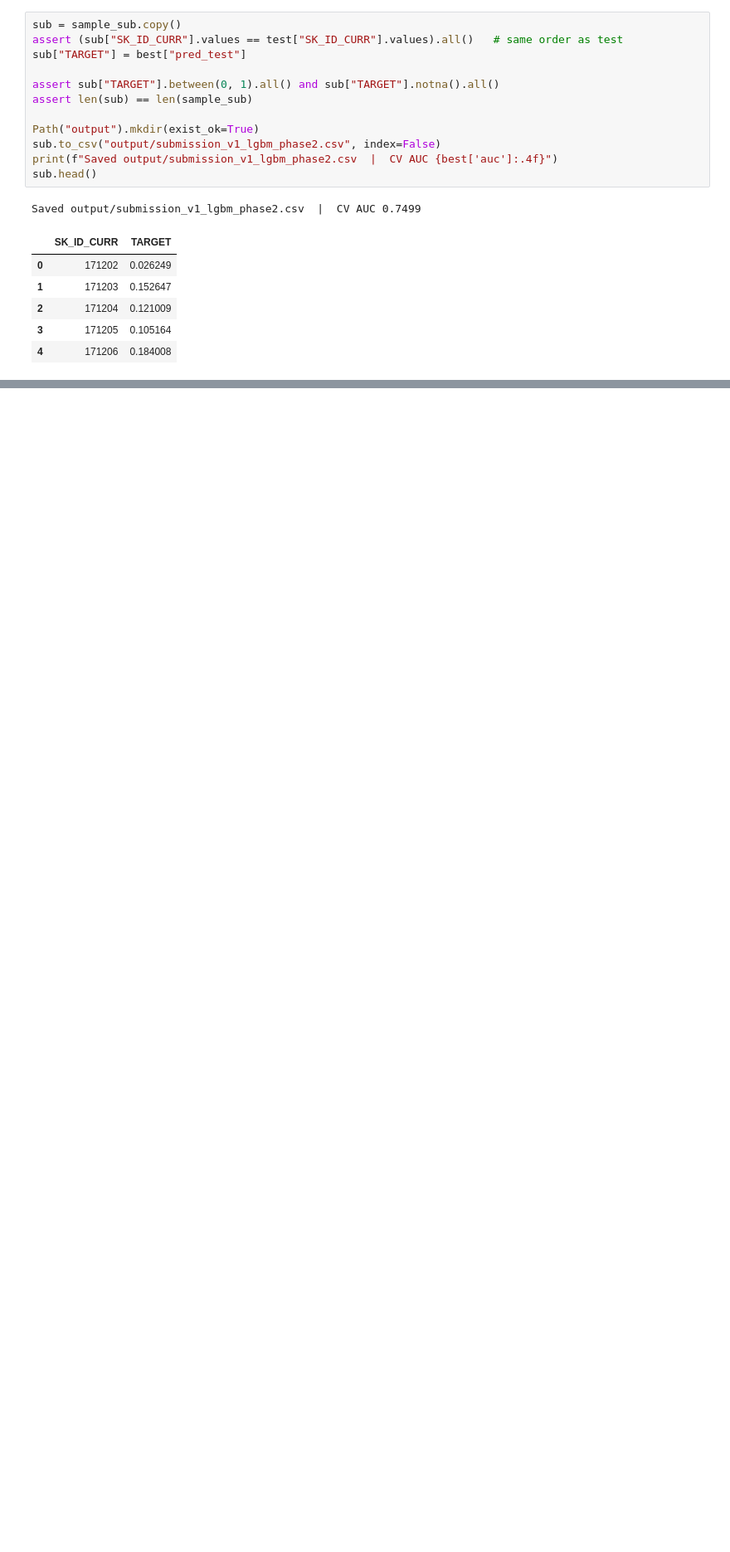
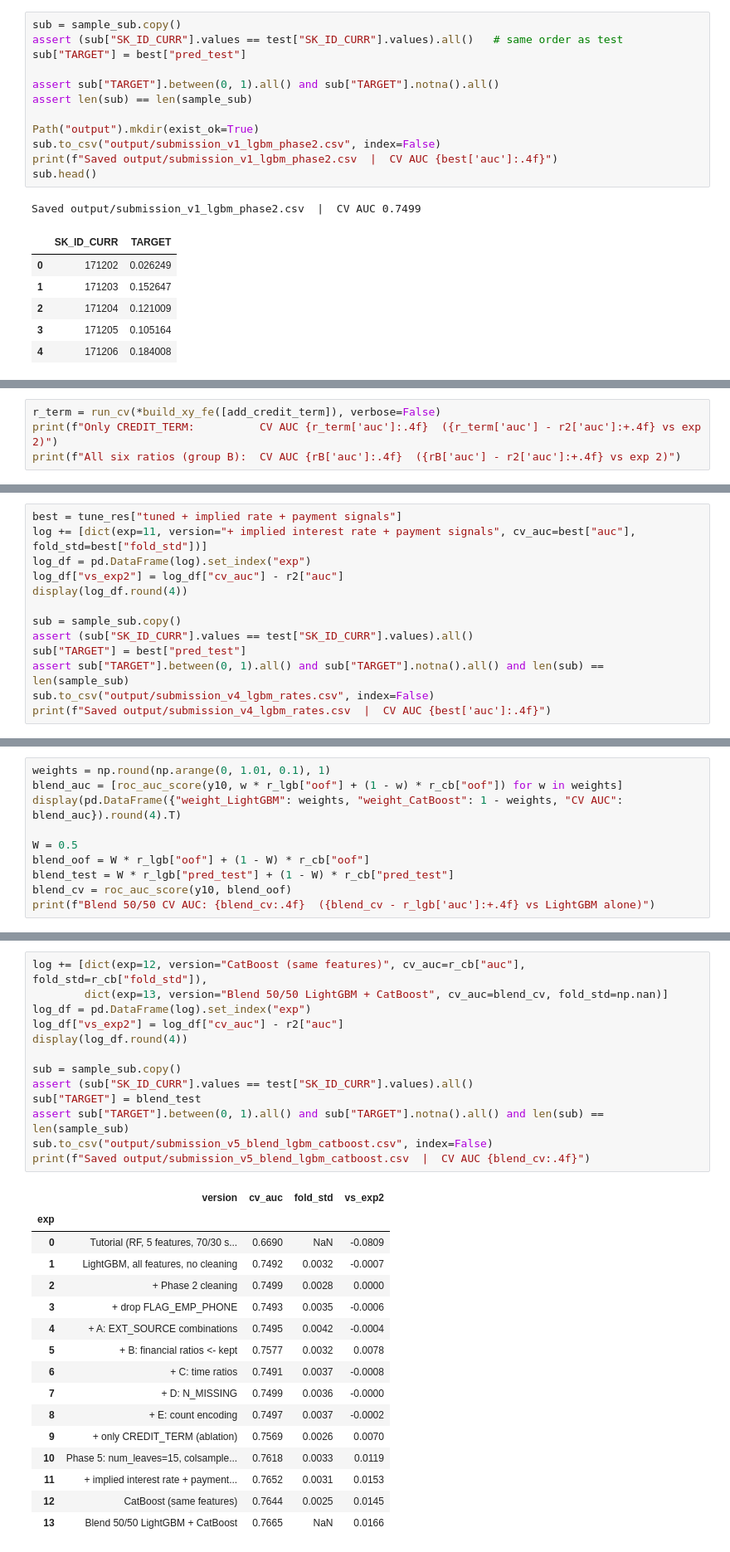
Before and after one commit to angelbohorquez05/home_credit_default_risk, a Jupyter notebook: main.ipynb, the cells around one changed output, grey strips where cells are left out. Shown at 83% size. Cells and saved outputs as stored; diff of their text form; blank space fills up the shorter version.

```diff
--- a/main.ipynb
+++ b/main.ipynb
@@ -246,0 +354,4 @@ Saved output/submission_v1_lgbm_phase2.csv  |  CV AUC 0.7499
+# %%
+r_term = run_cv(*build_xy_fe([add_credit_term]), verbose=False)
+print(f"Only CREDIT_TERM:          CV AUC {r_term['auc']:.4f}  ({r_term['auc'] - r2['auc']:+.4f} vs exp 2)")
+print(f"All six ratios (group B):  CV AUC {rB['auc']:.4f}  ({rB['auc'] - r2['auc']:+.4f} vs exp 2)")
@@ -246,0 +604,13 @@ Saved output/submission_v1_lgbm_phase2.csv  |  CV AUC 0.7499
+# %%
+best = tune_res["tuned + implied rate + payment signals"]
+log += [dict(exp=11, version="+ implied interest rate + payment signals", cv_auc=best["auc"], fold_std=best["fold_std"])]
+log_df = pd.DataFrame(log).set_index("exp")
+log_df["vs_exp2"] = log_df["cv_auc"] - r2["auc"]
+display(log_df.round(4))
+
+sub = sample_sub.copy()
+assert (sub["SK_ID_CURR"].values == test["SK_ID_CURR"].values).all()
+sub["TARGET"] = best["pred_test"]
+assert sub["TARGET"].between(0, 1).all() and sub["TARGET"].notna().all() and len(sub) == len(sample_sub)
+sub.to_csv("output/submission_v4_lgbm_rates.csv", index=False)
+print(f"Saved output/submission_v4_lgbm_rates.csv  |  CV AUC {best['auc']:.4f}")
@@ -246,0 +683,10 @@ Saved output/submission_v1_lgbm_phase2.csv  |  CV AUC 0.7499
+# %%
+weights = np.round(np.arange(0, 1.01, 0.1), 1)
+blend_auc = [roc_auc_score(y10, w * r_lgb["oof"] + (1 - w) * r_cb["oof"]) for w in weights]
+display(pd.DataFrame({"weight_LightGBM": weights, "weight_CatBoost": 1 - weights, "CV AUC": blend_auc}).round(4).T)
+
+W = 0.5
+blend_oof = W * r_lgb["oof"] + (1 - W) * r_cb["oof"]
+blend_test = W * r_lgb["pred_test"] + (1 - W) * r_cb["pred_test"]
+blend_cv = roc_auc_score(y10, blend_oof)
+print(f"Blend 50/50 CV AUC: {blend_cv:.4f}  ({blend_cv - r_lgb['auc']:+.4f} vs LightGBM alone)")
@@ -246,0 +699,30 @@ Saved output/submission_v1_lgbm_phase2.csv  |  CV AUC 0.7499
+# %%
+log += [dict(exp=12, version="CatBoost (same features)", cv_auc=r_cb["auc"], fold_std=r_cb["fold_std"]),
+        dict(exp=13, version="Blend 50/50 LightGBM + CatBoost", cv_auc=blend_cv, fold_std=np.nan)]
+log_df = pd.DataFrame(log).set_index("exp")
+log_df["vs_exp2"] = log_df["cv_auc"] - r2["auc"]
+display(log_df.round(4))
+
+sub = sample_sub.copy()
+assert (sub["SK_ID_CURR"].values == test["SK_ID_CURR"].values).all()
+sub["TARGET"] = blend_test
+assert sub["TARGET"].between(0, 1).all() and sub["TARGET"].notna().all() and len(sub) == len(sample_sub)
+sub.to_csv("output/submission_v5_blend_lgbm_catboost.csv", index=False)
+print(f"Saved output/submission_v5_blend_lgbm_catboost.csv  |  CV AUC {blend_cv:.4f}")
+# %% [output]
+|  | version | cv_auc | fold_std | vs_exp2 |
+| exp |  |  |  |  |
+| 0 | Tutorial (RF, 5 features, 70/30 s... | 0.6690 | NaN | -0.0809 |
+| 1 | LightGBM, all features, no cleaning | 0.7492 | 0.0032 | -0.0007 |
+| 2 | + Phase 2 cleaning | 0.7499 | 0.0028 | 0.0000 |
+| 3 | + drop FLAG_EMP_PHONE | 0.7493 | 0.0035 | -0.0006 |
+| 4 | + A: EXT_SOURCE combinations | 0.7495 | 0.0042 | -0.0004 |
+| 5 | + B: financial ratios <- kept | 0.7577 | 0.0032 | 0.0078 |
+| 6 | + C: time ratios | 0.7491 | 0.0037 | -0.0008 |
+| 7 | + D: N_MISSING | 0.7499 | 0.0036 | -0.0000 |
+| 8 | + E: count encoding | 0.7497 | 0.0037 | -0.0002 |
+| 9 | + only CREDIT_TERM (ablation) | 0.7569 | 0.0026 | 0.0070 |
+| 10 | Phase 5: num_leaves=15, colsample... | 0.7618 | 0.0033 | 0.0119 |
+| 11 | + implied interest rate + payment... | 0.7652 | 0.0031 | 0.0153 |
+| 12 | CatBoost (same features) | 0.7644 | 0.0025 | 0.0145 |
+| 13 | Blend 50/50 LightGBM + CatBoost | 0.7665 | NaN | 0.0166 |
```
Also changed, not shown: parts of 33 cells of this notebook, 3 other files.
